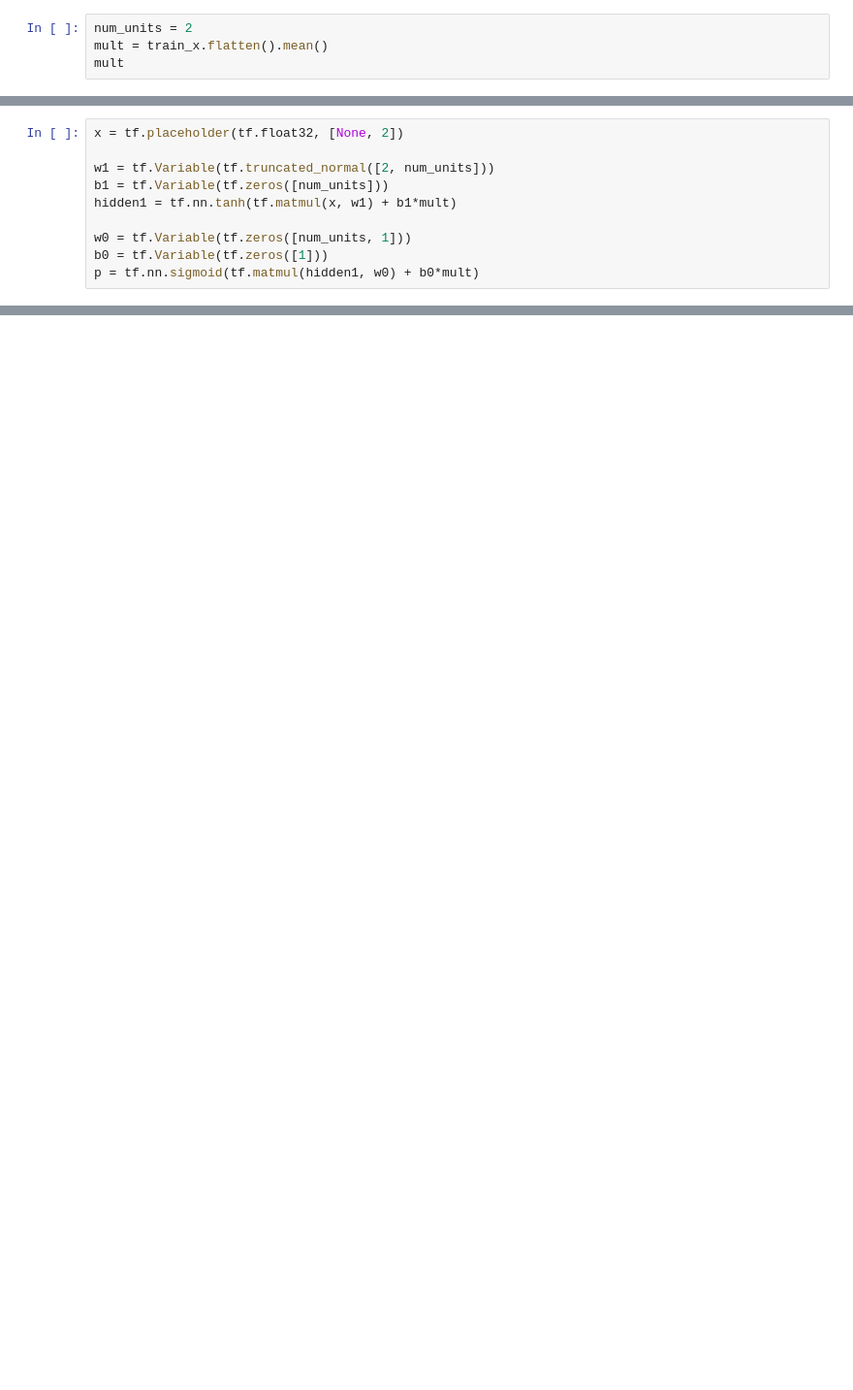
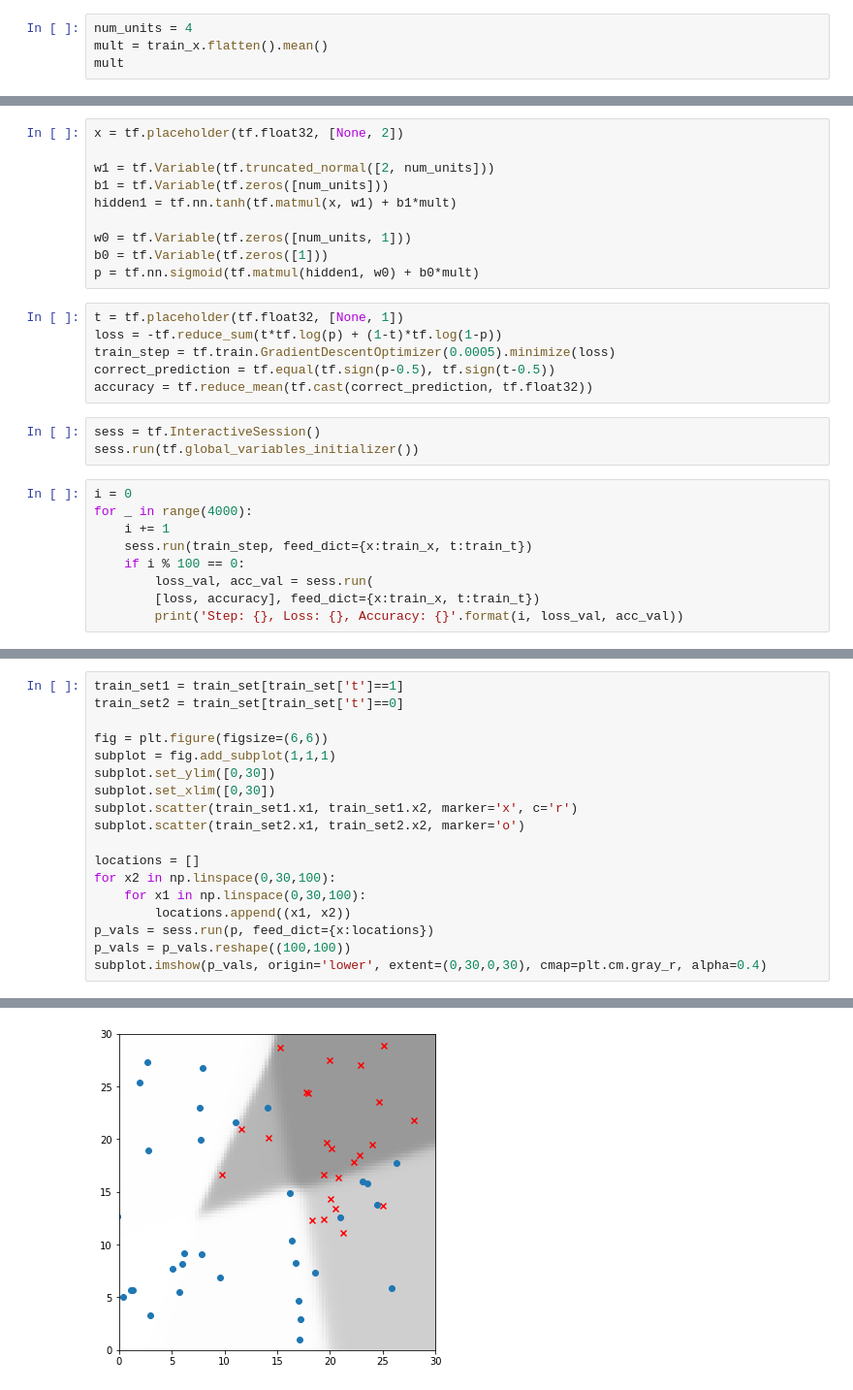
Before and after one commit to araobp/pic-mcu, a Jupyter notebook: tensorflow/learn/chapter03_1.ipynb, the cells around one changed output, grey strips where cells are left out. Shown at 97% size. Drawn from its saved outputs; the diff is of its cells as text; blank space fills up the shorter version.

```diff
--- a/tensorflow/learn/chapter03_1.ipynb
+++ b/tensorflow/learn/chapter03_1.ipynb
@@ -38,7 +38,7 @@ train_set.plot.scatter(x='x1', y='x2')
 train_x = train_set[['x1', 'x2']].as_matrix()
 train_t = train_set['t'].as_matrix().reshape([len(train_set), 1])
 # %%
-num_units = 2
+num_units = 4
 mult = train_x.flatten().mean()
 mult
 # %% [output]
@@ -53,3 +53,21 @@ hidden1 = tf.nn.tanh(tf.matmul(x, w1) + b1*mult)
 w0 = tf.Variable(tf.zeros([num_units, 1]))
 b0 = tf.Variable(tf.zeros([1]))
 p = tf.nn.sigmoid(tf.matmul(hidden1, w0) + b0*mult)
+# %%
+t = tf.placeholder(tf.float32, [None, 1])
+loss = -tf.reduce_sum(t*tf.log(p) + (1-t)*tf.log(1-p))
+train_step = tf.train.GradientDescentOptimizer(0.0005).minimize(loss)
+correct_prediction = tf.equal(tf.sign(p-0.5), tf.sign(t-0.5))
+accuracy = tf.reduce_mean(tf.cast(correct_prediction, tf.float32))
+# %%
+sess = tf.InteractiveSession()
+sess.run(tf.global_variables_initializer())
+# %%
+i = 0
+for _ in range(4000):
+    i += 1
+    sess.run(train_step, feed_dict={x:train_x, t:train_t})
+    if i % 100 == 0:
+        loss_val, acc_val = sess.run(
+        [loss, accuracy], feed_dict={x:train_x, t:train_t})
+        print('Step: {}, Loss: {}, Accuracy: {}'.format(i, loss_val, acc_val))
@@ -55,0 +92,19 @@ p = tf.nn.sigmoid(tf.matmul(hidden1, w0) + b0*mult)
+# %%
+train_set1 = train_set[train_set['t']==1]
+train_set2 = train_set[train_set['t']==0]
+
+fig = plt.figure(figsize=(6,6))
+subplot = fig.add_subplot(1,1,1)
+subplot.set_ylim([0,30])
+subplot.set_xlim([0,30])
+subplot.scatter(train_set1.x1, train_set1.x2, marker='x', c='r')
+subplot.scatter(train_set2.x1, train_set2.x2, marker='o')
+
+locations = []
+for x2 in np.linspace(0,30,100):
+    for x1 in np.linspace(0,30,100):
+        locations.append((x1, x2))
+p_vals = sess.run(p, feed_dict={x:locations})
+p_vals = p_vals.reshape((100,100))
+subplot.imshow(p_vals, origin='lower', extent=(0,30,0,30), cmap=plt.cm.gray_r, alpha=0.4)
+# %% [output]
@@ -55,0 +112 @@ p = tf.nn.sigmoid(tf.matmul(hidden1, w0) + b0*mult)
+[figure, added]
```
Also changed, not shown: parts of 6 cells of this notebook, 6 other files.
